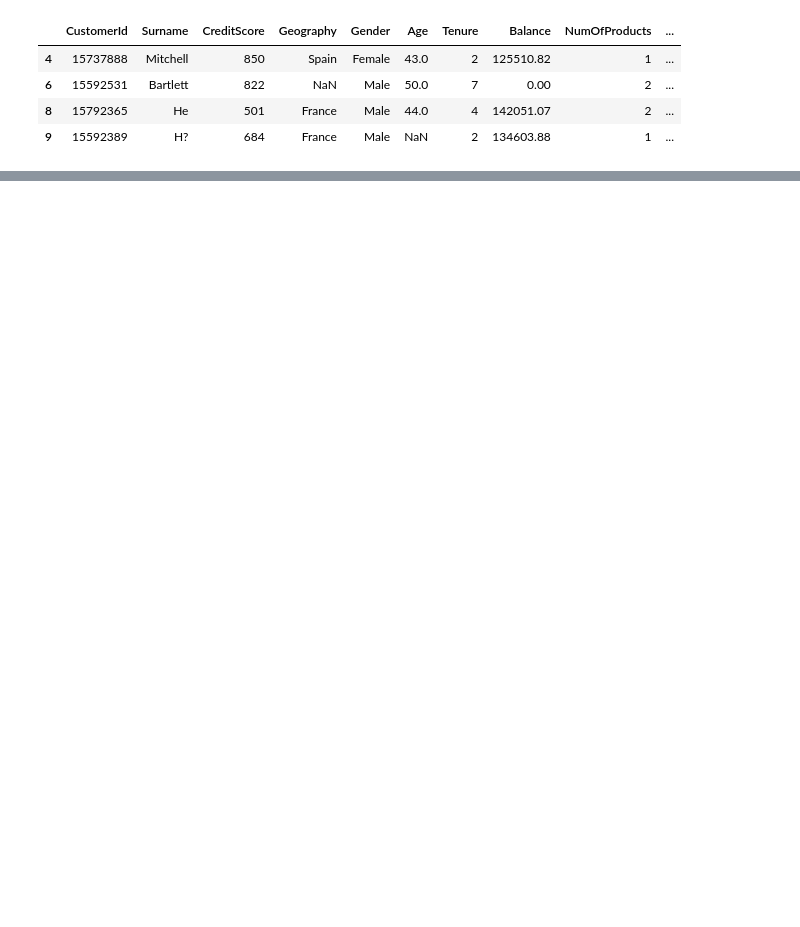
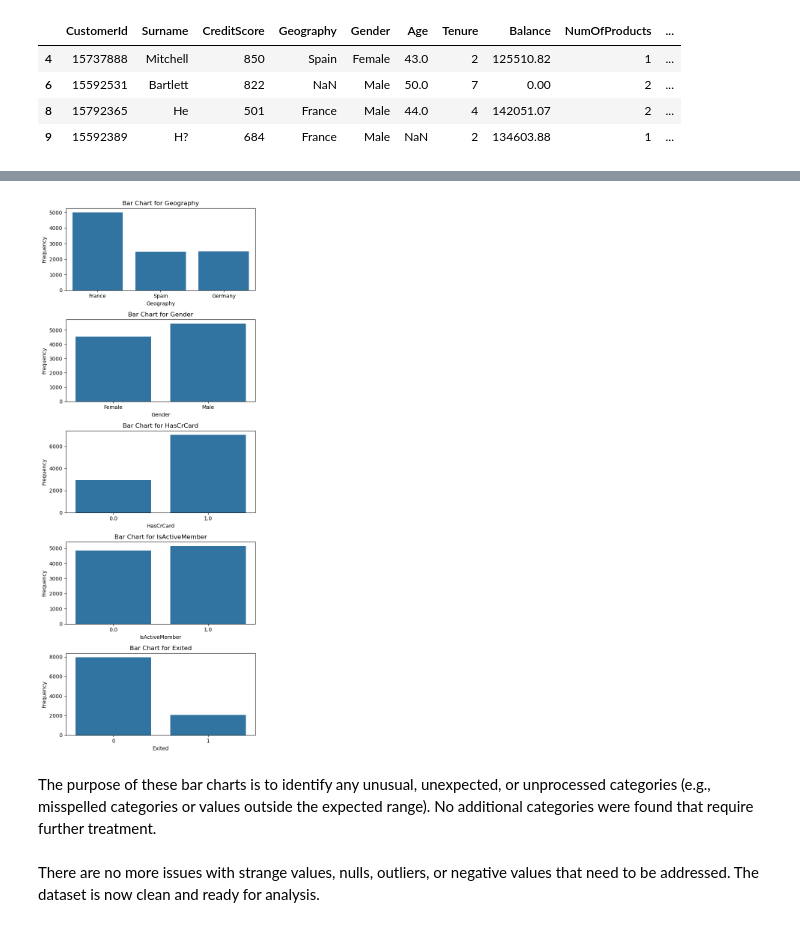
Before and after one commit to davexat/Customer_Churn_Predictor, a Jupyter notebook: notebooks/1.0_dsb_data_preparation.ipynb, the cells around one changed output, grey strips where cells are left out. Saved outputs shown, nothing was run; the diff lists cells and outputs as text; code cells hidden in the pictures; blank space fills up the shorter version.

```diff
--- a/notebooks/1.0_dsb_data_preparation.ipynb
+++ b/notebooks/1.0_dsb_data_preparation.ipynb
@@ -100,0 +110,11 @@ Debido a la presencia de pocos outliers, se ha optado por no borrarlos ya que pu
+# %%
+cat_vars = [
+    'Geography', 'Gender', 'HasCrCard', 'IsActiveMember', 'Exited'
+]
+plots.plot_bar_charts(df, cat_vars)
+# %% [output]
+[figure, added]
+# %% [markdown]
+The purpose of these bar charts is to identify any unusual, unexpected, or unprocessed categories (e.g., misspelled categories or values outside the expected range). No additional categories were found that require further treatment.
+# %% [markdown]
+There are no more issues with strange values, nulls, outliers, or negative values that need to be addressed. The dataset is now clean and ready for analysis.
```
Also changed, not shown: parts of 10 cells of this notebook, 3 other files.
